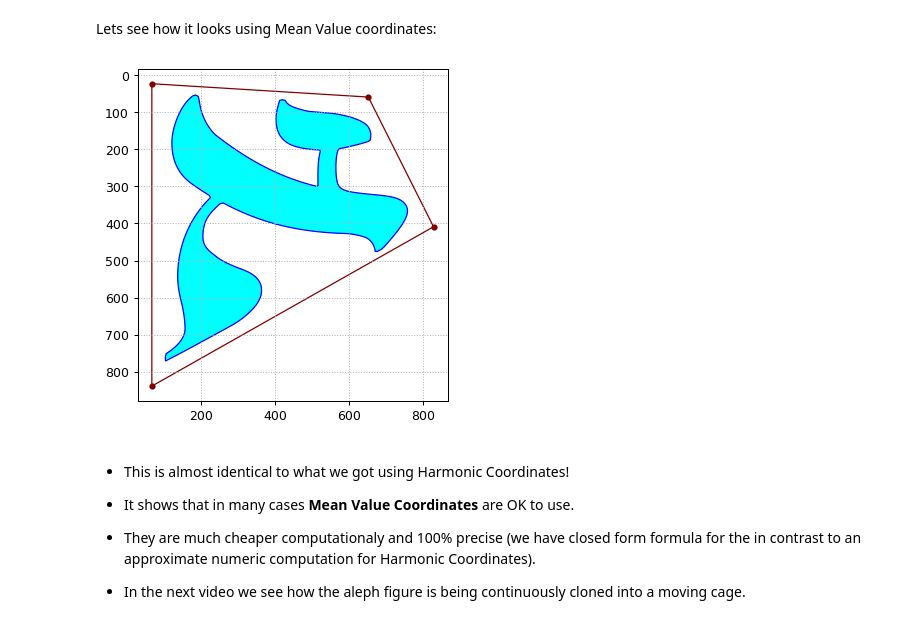
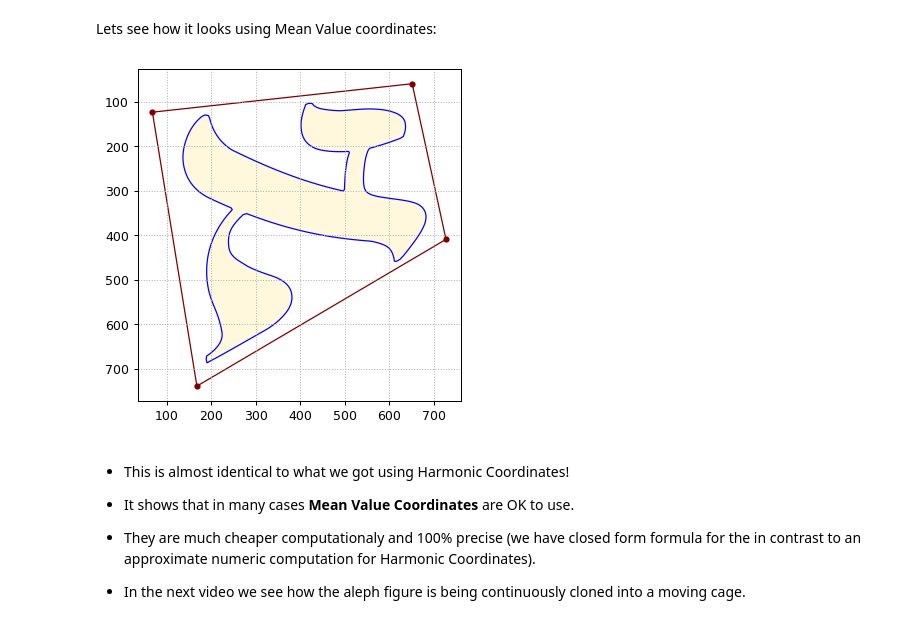
Before and after one commit to samyzaf/notebooks, a Jupyter notebook: harmonic_fonts.ipynb, the cells around one changed output. Drawn from its saved outputs; the diff is of its cells as text; code cells hidden in the pictures.

```diff
--- a/harmonic_fonts.ipynb
+++ b/harmonic_fonts.ipynb
@@ -83,0 +86,6 @@ show_plot()
+# %%
+cage3 = [(167.9, 739.0), (728.0, 409.0), (652.0, 59.0), (67.9, 123.0)]
+draw_cage(cage3)
+cloned_points = clone(coords_list, cage3)
+draw_curve(cloned_points, fill=True, linewidth=1, facecolor="papayawhip")
+show_plot()
@@ -86,12 +96,12 @@ Lets see how it looks using Mean Value coordinates:
 # %%
 mean_coords = get_mean_value_coords_map(cage)
 coords_list = mean_coords(aleph)
-cloned_points = clone(coords_list, cage2)
-draw_cage(cage2)
-draw_curve(cloned_points, fill=True, linewidth=1, facecolor="cyan")
+cloned_points = clone(coords_list, cage3)
+draw_cage(cage3)
+draw_curve(cloned_points, fill=True, linewidth=1, facecolor="cornsilk")
 show_plot()
 # %% [output]
-[figure, old version]
+[figure, new version]
 # %% [markdown]
 * This is almost identical to what we got using Harmonic Coordinates!
 * It shows that in many cases **Mean Value Coordinates** are OK to use.
```
Also changed, not shown: parts of 3 cells of this notebook.
